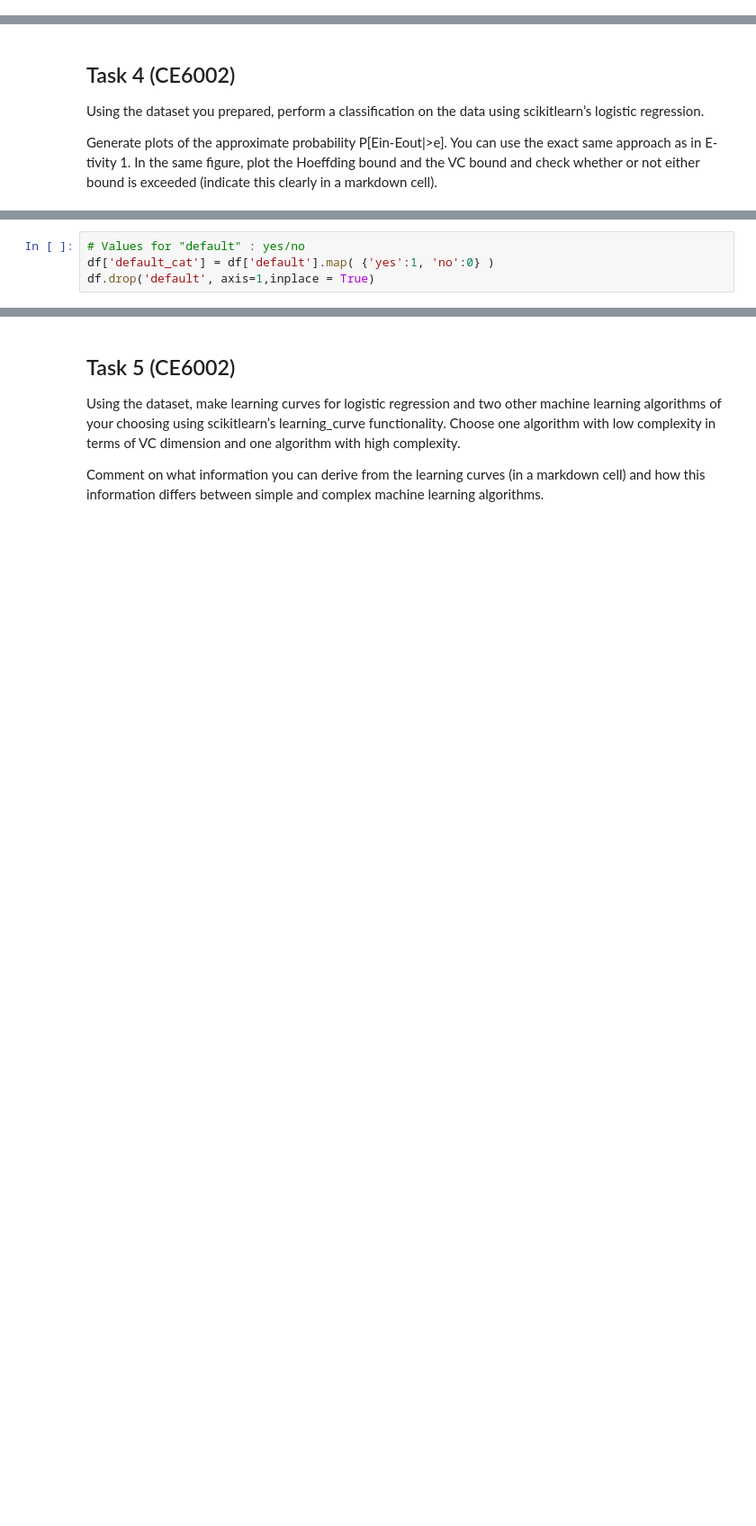
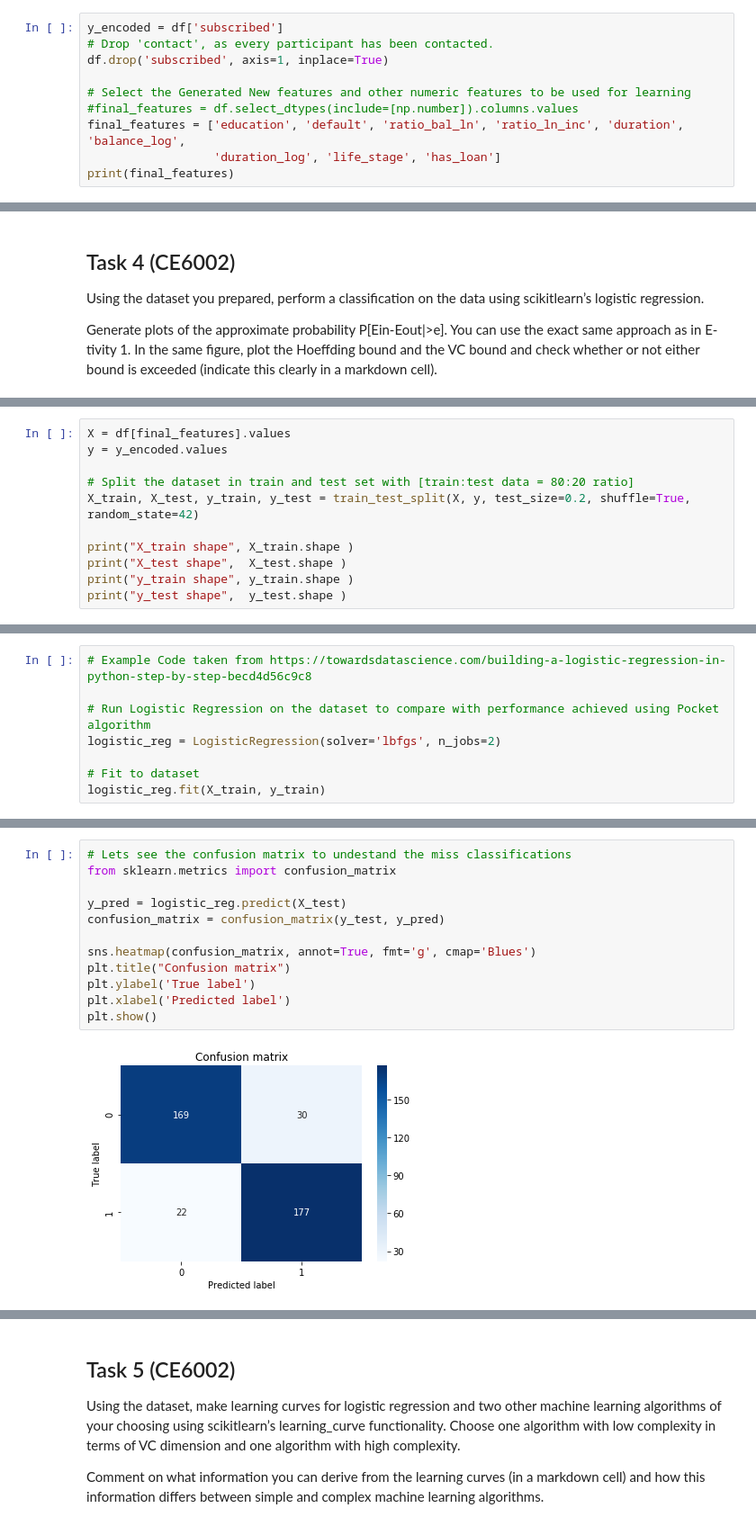
Before and after one commit to vipulpopat/MSCAI_Sem1_Etivity2, a Jupyter notebook: Etivity2_18195067.ipynb, the cells around one changed output, grey strips where cells are left out. Shown: that part at 90% size. Drawn from its saved outputs; the diff is of its cells as text; blank space fills up the shorter version.

```diff
--- a/Etivity2_18195067.ipynb
+++ b/Etivity2_18195067.ipynb
@@ -913,0 +867,10 @@ df.head()
+# %%
+y_encoded = df['subscribed']
+# Drop 'contact', as every participant has been contacted.
+df.drop('subscribed', axis=1, inplace=True)
+
+# Select the Generated New features and other numeric features to be used for learning
+#final_features = df.select_dtypes(include=[np.number]).columns.values
+final_features = ['education', 'default', 'ratio_bal_ln', 'ratio_ln_inc', 'duration', 'balance_log',
+                  'duration_log', 'life_stage', 'has_loan']
+print(final_features)
@@ -925,4 +883,0 @@ df.drop('contact', axis=1, inplace=True)
-# %%
-# Values for "default" : yes/no
-df['default_cat'] = df['default'].map( {'yes':1, 'no':0} )
-df.drop('default', axis=1,inplace = True)
@@ -980,0 +884,11 @@ clf.score(X, y)
+# %%
+X = df[final_features].values
+y = y_encoded.values
+
+# Split the dataset in train and test set with [train:test data = 80:20 ratio]
+X_train, X_test, y_train, y_test = train_test_split(X, y, test_size=0.2, shuffle=True, random_state=42)
+
+print("X_train shape", X_train.shape )
+print("X_test shape",  X_test.shape )
+print("y_train shape", y_train.shape )
+print("y_test shape",  y_test.shape )
@@ -980,0 +902,8 @@ clf.score(X, y)
+# %%
+# Example Code taken from https://towardsdatascience.com/building-a-logistic-regression-in-python-step-by-step-becd4d56c9c8
+
+# Run Logistic Regression on the dataset to compare with performance achieved using Pocket algorithm
+logistic_reg = LogisticRegression(solver='lbfgs', n_jobs=2)
+
+# Fit to dataset
+logistic_reg.fit(X_train, y_train)
@@ -980,0 +944,14 @@ clf.score(X, y)
+# %%
+# Lets see the confusion matrix to undestand the miss classifications
+from sklearn.metrics import confusion_matrix
+
+y_pred = logistic_reg.predict(X_test)
+confusion_matrix = confusion_matrix(y_test, y_pred)
+
+sns.heatmap(confusion_matrix, annot=True, fmt='g', cmap='Blues')
+plt.title("Confusion matrix")
+plt.ylabel('True label')
+plt.xlabel('Predicted label')
+plt.show()
+# %% [output]
+[figure, added]
```
Also changed, not shown: parts of 63 cells of this notebook.
